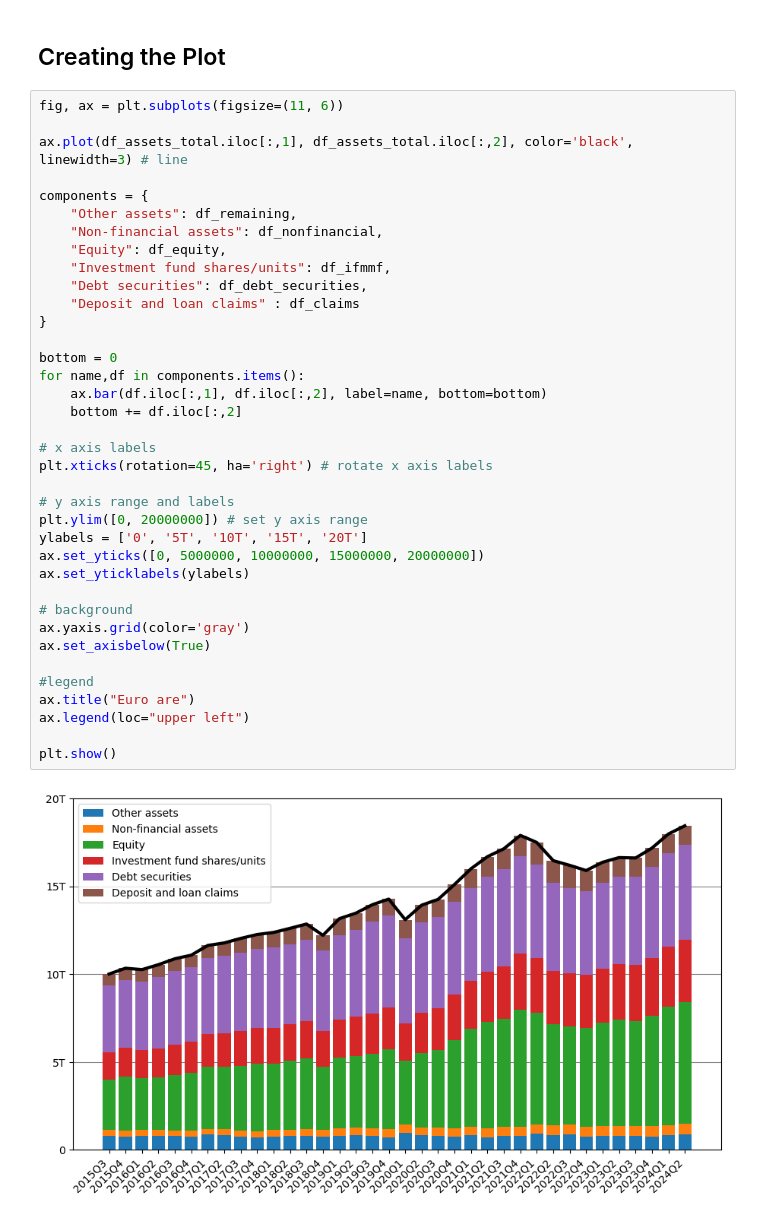
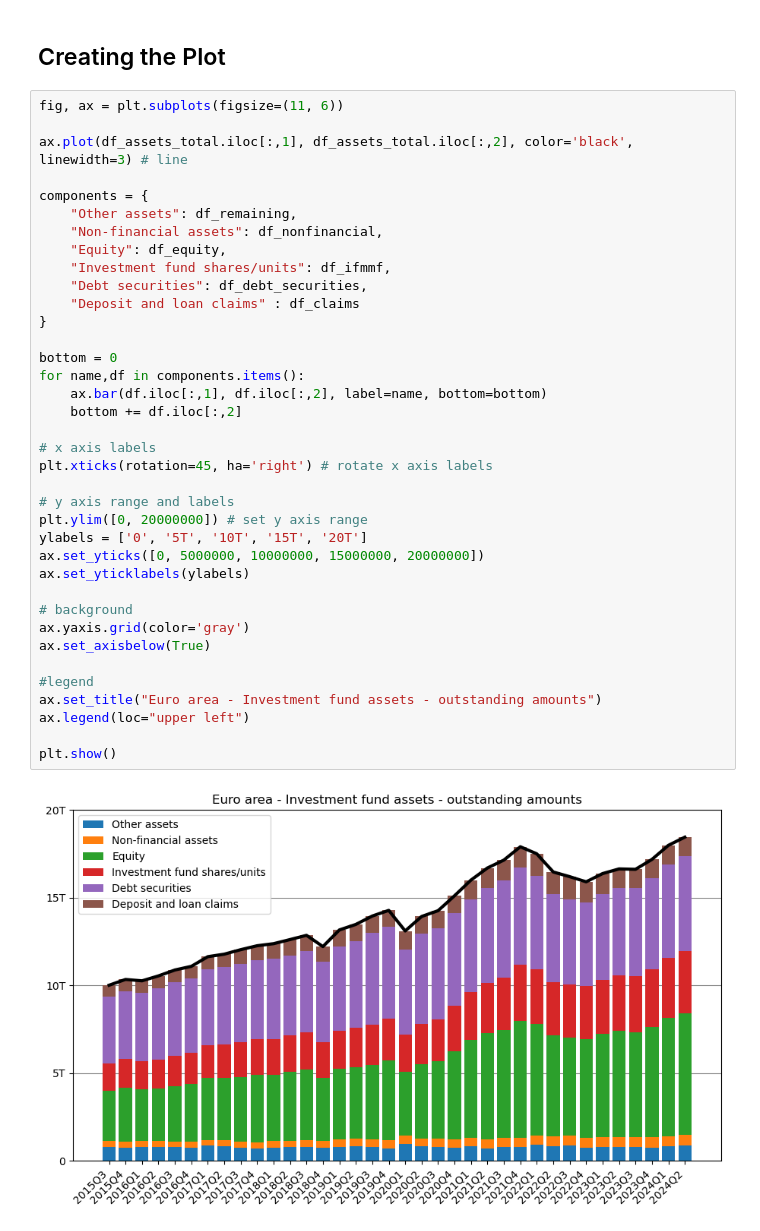
Before and after one commit to jong42/Investment-Funds-Statistics, a Jupyter notebook: ivf_statistics.ipynb, the cells around one changed output. Cells and saved outputs as stored; diff of their text form.

```diff
--- a/ivf_statistics.ipynb
+++ b/ivf_statistics.ipynb
@@ -51,32 +51,32 @@ components = {
     "Non-financial assets": df_nonfinancial,
     "Equity": df_equity,
     "Investment fund shares/units": df_ifmmf,
     "Debt securities": df_debt_securities,
     "Deposit and loan claims" : df_claims
 }
 
 bottom = 0
 for name,df in components.items():
     ax.bar(df.iloc[:,1], df.iloc[:,2], label=name, bottom=bottom)
     bottom += df.iloc[:,2]
 
 # x axis labels
 plt.xticks(rotation=45, ha='right') # rotate x axis labels
 
 # y axis range and labels
 plt.ylim([0, 20000000]) # set y axis range
 ylabels = ['0', '5T', '10T', '15T', '20T']
 ax.set_yticks([0, 5000000, 10000000, 15000000, 20000000])
 ax.set_yticklabels(ylabels)
 
 # background
 ax.yaxis.grid(color='gray')
 ax.set_axisbelow(True)
 
 #legend
-ax.title("Euro are")
+ax.set_title("Euro area - Investment fund assets - outstanding amounts")
 ax.legend(loc="upper left")
 
 plt.show()
 # %% [output]
-[figure, old version]
+[figure, new version]
```
Also changed, not shown: parts of 2 cells of this notebook.
